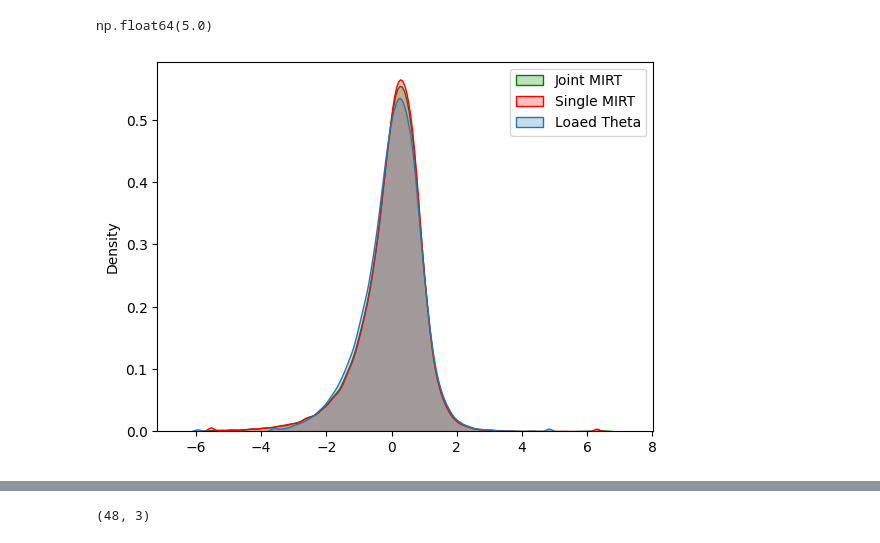
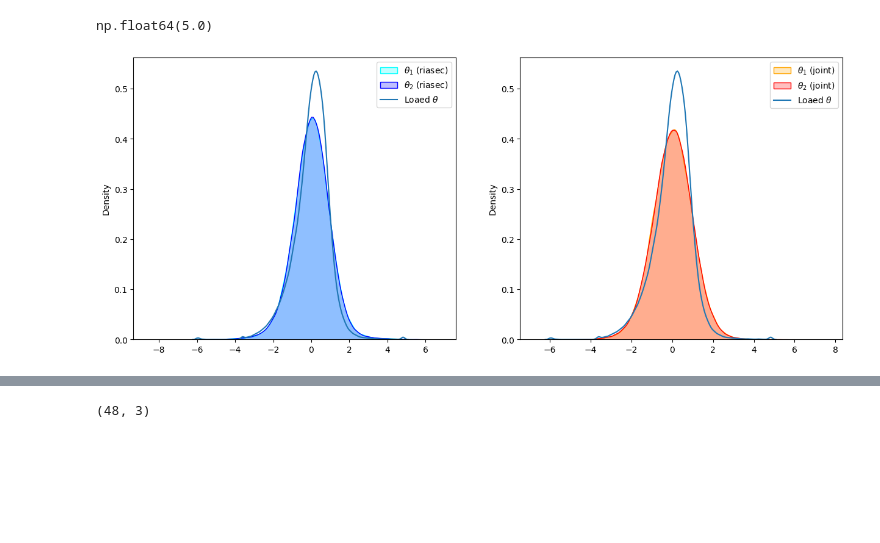
Before and after one commit to alhazar43/cal, a Jupyter notebook: test_2d.ipynb, the cells around one changed output, grey strips where cells are left out. Cells and saved outputs as stored; diff of their text form; code cells hidden in the pictures; blank space fills up the shorter version.

Commit message:
Add some plots

```diff
--- a/test_2d.ipynb
+++ b/test_2d.ipynb
@@ -149,11 +149,16 @@ vcl_norm_params.to_csv('vcl_norm_params_2d.csv', index=False)
 tipi_norm_params.to_csv('tipi_norm_params_2d.csv', index=False)
 riasec_norm_params.to_csv('riasec_norm_params_2d.csv', index=False)
 # %%
-fig, ax = plt.subplots()
-sns.kdeplot(joint_theta_norm, ax=ax, label='Joint MIRT', color='green', fill=True)
-sns.kdeplot(single_theta, ax=ax ,label='Single MIRT', color='red', fill=True)
-sns.kdeplot(theta_from_df, ax=ax, label='Loaed Theta', color='blue', fill=True)
-plt.legend()
+fig, ax = plt.subplots(1, 2, figsize=(15, 6))
+sns.kdeplot(single_theta_norm[:, 0], ax=ax[0] ,label=r'$\theta_1$ (riasec)', color='cyan', fill=True)
+sns.kdeplot(single_theta_norm[:, 1], ax=ax[0] ,label=r'$\theta_2$ (riasec)', color='blue', fill=True)
+sns.kdeplot(joint_theta_norm[:, 0], ax=ax[1] ,label=r'$\theta_1$ (joint)', color='orange', fill=True)
+sns.kdeplot(joint_theta_norm[:, 1], ax=ax[1] ,label=r'$\theta_2$ (joint)', color='red', fill=True)
+for x in [ax[0], ax[1]]:
+
+    sns.kdeplot(theta_from_df, ax=x, label=r'Loaed $\theta$', color='black')
+    x.legend()
+
 plt.show()
 # %% [output]
-[figure, old version]
+[figure, new version]
```
Also changed, not shown: parts of 2 cells of this notebook.
